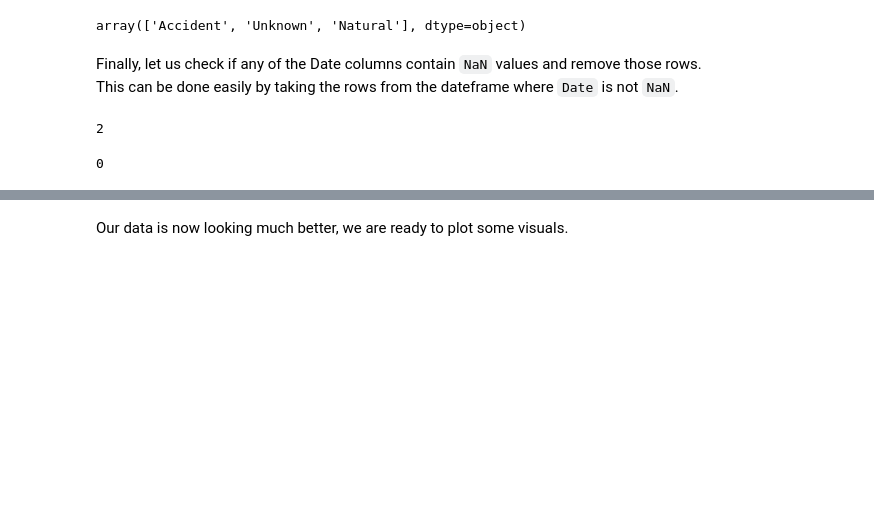
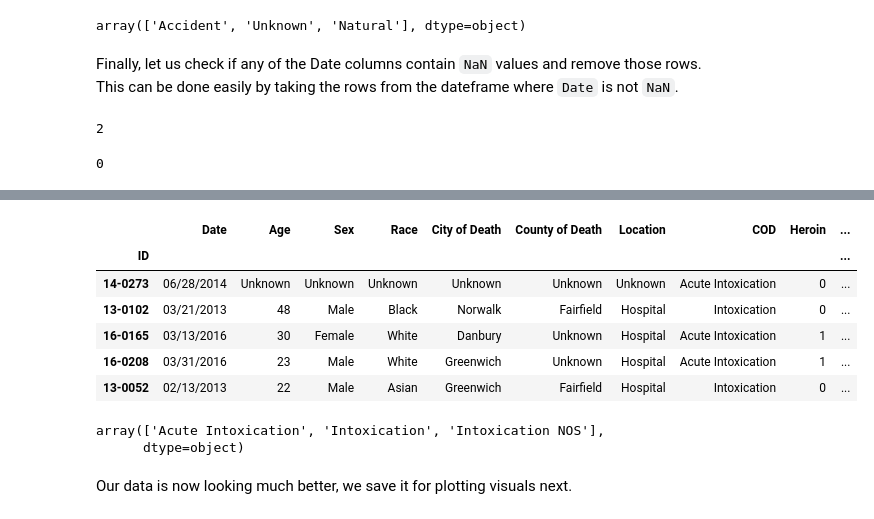
Before and after one commit to Dev-data-fun/ML_notebooks, a Jupyter notebook: DS Concepts/AccidentalDrugDeaths/DataCleaning.ipynb, the cells around one changed output, grey strips where cells are left out. Drawn from its saved outputs; the diff is of its cells as text; code cells hidden in the pictures; blank space fills up the shorter version.

```diff
--- a/DS Concepts/AccidentalDrugDeaths.ipynb
+++ b/DS Concepts/AccidentalDrugDeaths/DataCleaning.ipynb
@@ -290,0 +294,11 @@ df.head()
+# %%
+store = {}
+
+for cod in df['COD']:
+
+  tokens = re.sub('[^\w\s]','', cod).lower().split(' ')
+  for word in tokens:
+    if word in store:
+      store[word] += 1
+    else:
+      store[word]=1
@@ -290,0 +346,5 @@ df.head()
+# %%
+for cod in df['COD']:
+  tokens = re.sub('[^\w\s]','', cod).lower().split(' ')
+  if all(x not in tokens for x in ['acute', 'intoxication','toxicities','toxicity']):
+    print(cod)
@@ -291,2 +373,29 @@ df.head()
+# %%
+def extract_COD(item):
+
+  tokens = re.sub(r'[^\w\s]','', item).lower().split(' ')
+  if 'acute' in tokens:
+    return 'Acute Intoxication'
+  elif all(x not in tokens for x in ['acute', 'intoxication','toxicities','toxicity']):
+    return "Intoxication NOS"
+  else:
+    return "Intoxication"
+# %%
+df['COD'] = df['COD'].map(extract_COD)
+# %%
+df.head()
+# %% [output]
+|  | Date | Age | Sex | Race | City of Death | County of Death | Location | COD | Heroin | ... |
+| ID |  |  |  |  |  |  |  |  |  | ... |
+| 14-0273 | 06/28/2014 | Unknown | Unknown | Unknown | Unknown | Unknown | Unknown | Acute Intoxication | 0 | ... |
+| 13-0102 | 03/21/2013 | 48 | Male | Black | Norwalk | Fairfield | Hospital | Intoxication | 0 | ... |
+| 16-0165 | 03/13/2016 | 30 | Female | White | Danbury | Unknown | Hospital | Acute Intoxication | 1 | ... |
+| 16-0208 | 03/31/2016 | 23 | Male | White | Greenwich | Unknown | Hospital | Acute Intoxication | 1 | ... |
+| 13-0052 | 02/13/2013 | 22 | Male | Asian | Greenwich | Fairfield | Hospital | Intoxication | 0 | ... |
+# %%
+df['COD'].unique()
+# %% [output]
+array(['Acute Intoxication', 'Intoxication', 'Intoxication NOS'],
+      dtype=object)
 # %% [markdown]
-Our data is now looking much better, we are ready to plot some visuals.
+Our data is now looking much better, we save it for plotting visuals next.
```
Also changed, not shown: parts of 13 cells of this notebook, 3 other files.
